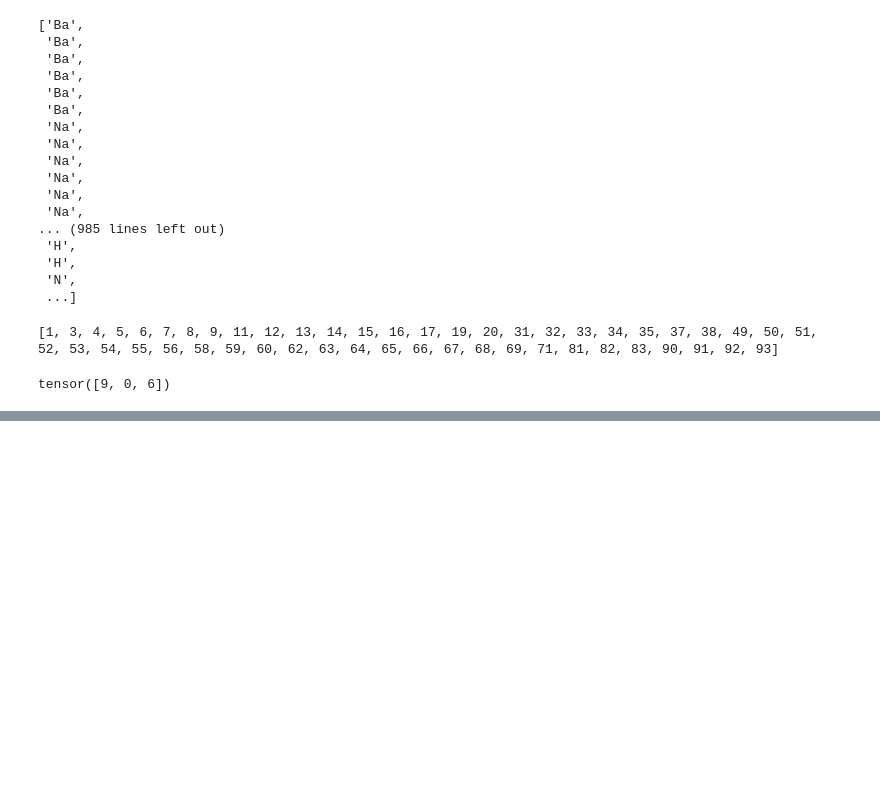
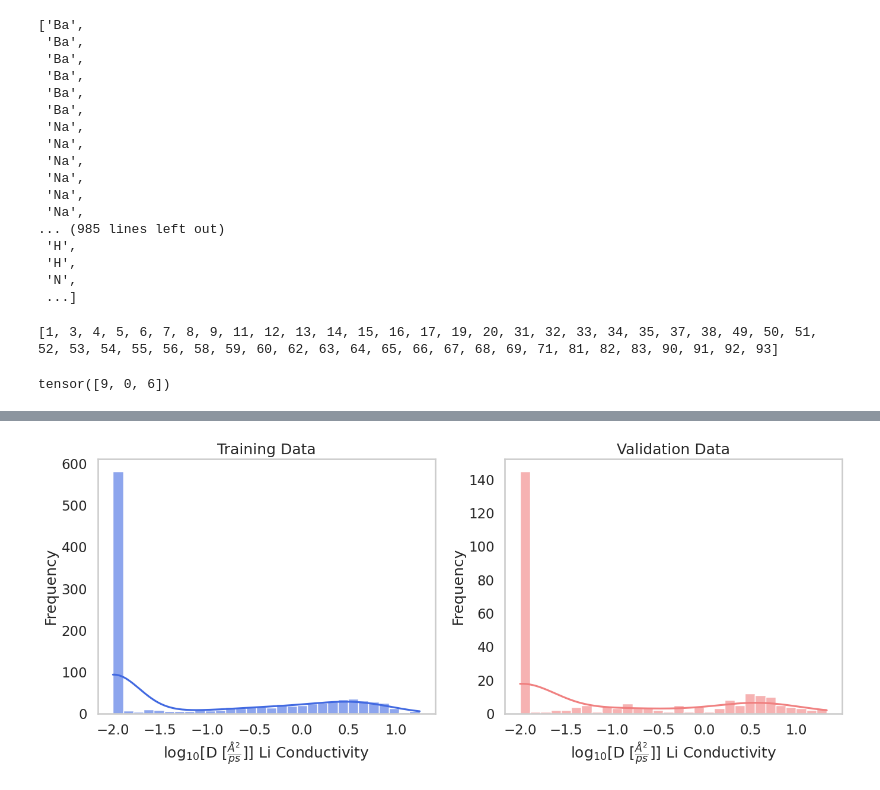
Before and after one commit to volyachka/LiCondEquivariantModel, a Jupyter notebook: src/distribution_conductivity.ipynb, the cells around one changed output, grey strips where cells are left out. Saved outputs shown, nothing was run; the diff lists cells and outputs as text; code cells hidden in the pictures; blank space fills up the shorter version.

```diff
--- a/src/distribution_conductivity.ipynb
+++ b/src/distribution_conductivity.ipynb
@@ -184,0 +223,2 @@ tensor([9, 0, 6])
+# %%
+config_path = "../configs/2025_04_01/sevennet_baseline_light_version_lr_1e-3_extended_md_by_sevennet_trajectory_per_interval_num_noisy_configs_5_PerChemicalElement_from_280_checkpoint.yaml"
@@ -184,0 +263,43 @@ tensor([9, 0, 6])
+# %%
+train_data = []
+
+for data in train_dataset:
+    if "Li" in data.x["log_diffusion"]:
+        train_data.append(data.x["log_diffusion"]["Li"])
+# %%
+val_data = []
+
+for data in val_dataset:
+    if "Li" in data.x["log_diffusion"]:
+        val_data.append(data.x["log_diffusion"]["Li"])
+# %%
+# Set Seaborn style
+sns.set_style("whitegrid")
+sns.set_context("talk")
+
+# Create figure
+fig, axes = plt.subplots(1, 2, figsize=(14, 6))
+
+# Histogram for training set
+sns.histplot(train_data, bins=30, kde=True, color="royalblue", alpha=0.6, ax=axes[0])
+axes[0].set_title("Training Data", fontsize=18)
+axes[0].set_xlabel(r"log$_{10}$[D [$\frac{\AA^2}{ps}$]] Li Conductivity")
+axes[0].set_ylabel("Frequency")
+
+# Histogram for validation set
+sns.histplot(val_data, bins=30, kde=True, color="lightcoral", alpha=0.6, ax=axes[1])
+axes[1].set_title("Validation Data", fontsize=18)
+axes[1].set_xlabel(r"log$_{10}$[D [$\frac{\AA^2}{ps}$]] Li Conductivity")
+axes[1].set_ylabel("Frequency")
+
+# Beautify
+# for ax in axes:
+#     ax.spines["top"].set_visible(False)
+#     ax.spines["right"].set_visible(False)
+
+axes[0].grid(False)
+axes[1].grid(False)
+plt.tight_layout()
+plt.show()
+# %% [output]
+[figure, added]
```
Also changed, not shown: parts of 11 cells of this notebook, 4 other files.
